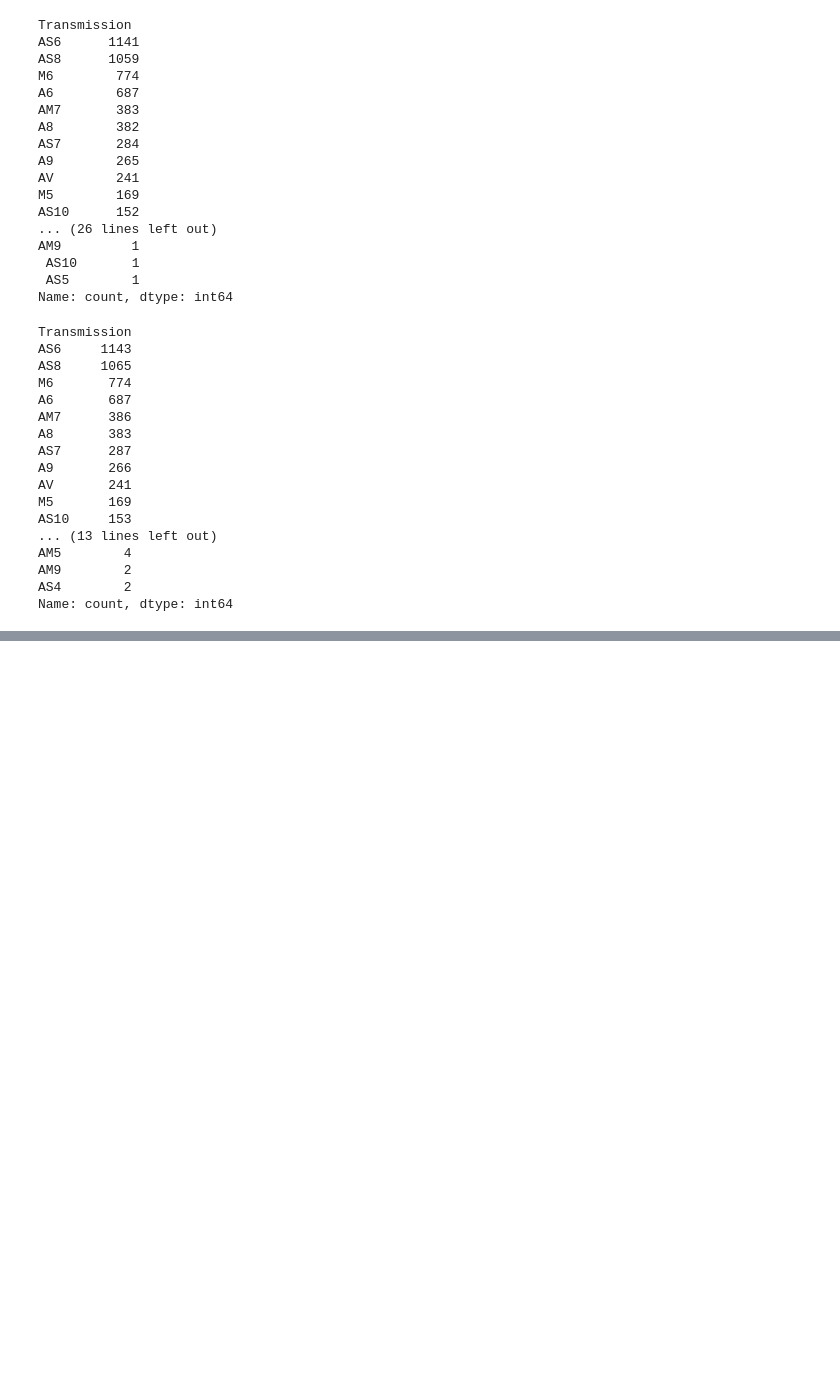
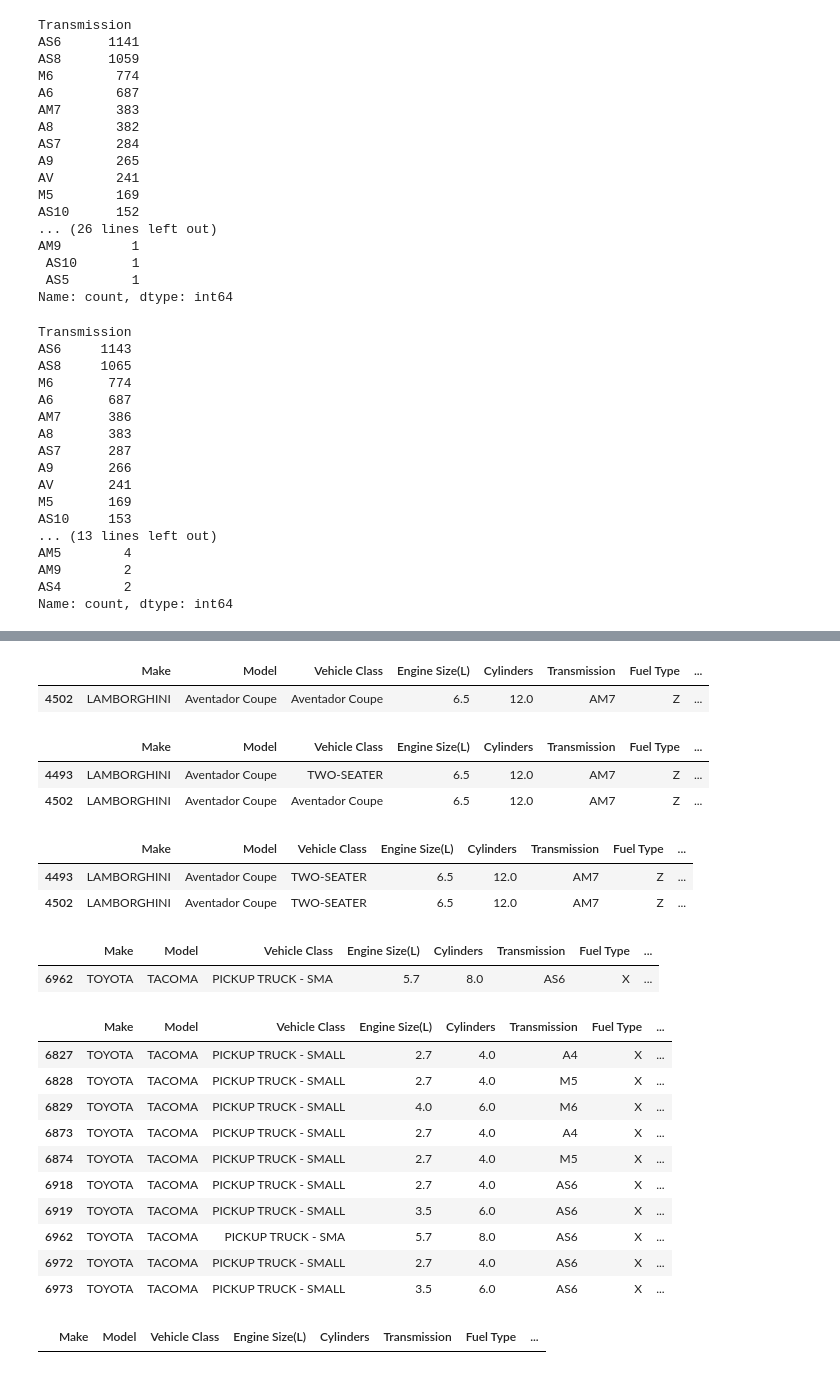
Before and after one commit to shangeethAlex/fdm_ml_project, a Jupyter notebook: notebook/EDA_CO2_emission.ipynb, the cells around one changed output, grey strips where cells are left out. Drawn from its saved outputs; the diff is of its cells as text; code cells hidden in the pictures; blank space fills up the shorter version.

```diff
--- a/notebook/EDA_CO2_emission.ipynb
+++ b/notebook/EDA_CO2_emission.ipynb
@@ -496,5 +496,5 @@ data_prep["Make"].replace({
     "LAMBORGHINI Aventador Coupe" : "LAMBORGHINI",
     "LAND ROVER Range Rover SVAutobiography Dynamic" : "LAND ROVER",
     "LEXUS UX 250h AWD" : "LEXUS"
-},inplace=True)
+})
 # %% [output]
@@ -654,0 +729,44 @@ Name: count, dtype: int64
+# %%
+data_prep[data_prep["Vehicle Class"] == "Aventador Coupe"]
+# %% [output]
+|  | Make | Model | Vehicle Class | Engine Size(L) | Cylinders | Transmission | Fuel Type | ... |
+| 4502 | LAMBORGHINI | Aventador Coupe | Aventador Coupe | 6.5 | 12.0 | AM7 | Z | ... |
+# %%
+data_prep[(data_prep["Make"]=="LAMBORGHINI")&(data_prep["Model"] == "Aventador Coupe")]
+# %% [output]
+|  | Make | Model | Vehicle Class | Engine Size(L) | Cylinders | Transmission | Fuel Type | ... |
+| 4493 | LAMBORGHINI | Aventador Coupe | TWO-SEATER | 6.5 | 12.0 | AM7 | Z | ... |
+| 4502 | LAMBORGHINI | Aventador Coupe | Aventador Coupe | 6.5 | 12.0 | AM7 | Z | ... |
+# %%
+# vehicle class should be TWO-SEATER not Aventador Coupe
+data_prep.loc[(data_prep["Vehicle Class"]=="Aventador Coupe"),"Vehicle Class"] = "TWO-SEATER"
+data_prep[(data_prep["Make"]=="LAMBORGHINI")&(data_prep["Model"] == "Aventador Coupe")]
+# %% [output]
+|  | Make | Model | Vehicle Class | Engine Size(L) | Cylinders | Transmission | Fuel Type | ... |
+| 4493 | LAMBORGHINI | Aventador Coupe | TWO-SEATER | 6.5 | 12.0 | AM7 | Z | ... |
+| 4502 | LAMBORGHINI | Aventador Coupe | TWO-SEATER | 6.5 | 12.0 | AM7 | Z | ... |
+# %%
+data_prep[data_prep["Vehicle Class"] == "PICKUP TRUCK - SMA"]
+# %% [output]
+|  | Make | Model | Vehicle Class | Engine Size(L) | Cylinders | Transmission | Fuel Type | ... |
+| 6962 | TOYOTA | TACOMA | PICKUP TRUCK - SMA | 5.7 | 8.0 | AS6 | X | ... |
+# %%
+data_prep[data_prep["Model"] == "TACOMA"]
+# %% [output]
+|  | Make | Model | Vehicle Class | Engine Size(L) | Cylinders | Transmission | Fuel Type | ... |
+| 6827 | TOYOTA | TACOMA | PICKUP TRUCK - SMALL | 2.7 | 4.0 | A4 | X | ... |
+| 6828 | TOYOTA | TACOMA | PICKUP TRUCK - SMALL | 2.7 | 4.0 | M5 | X | ... |
+| 6829 | TOYOTA | TACOMA | PICKUP TRUCK - SMALL | 4.0 | 6.0 | M6 | X | ... |
+| 6873 | TOYOTA | TACOMA | PICKUP TRUCK - SMALL | 2.7 | 4.0 | A4 | X | ... |
+| 6874 | TOYOTA | TACOMA | PICKUP TRUCK - SMALL | 2.7 | 4.0 | M5 | X | ... |
+| 6918 | TOYOTA | TACOMA | PICKUP TRUCK - SMALL | 2.7 | 4.0 | AS6 | X | ... |
+| 6919 | TOYOTA | TACOMA | PICKUP TRUCK - SMALL | 3.5 | 6.0 | AS6 | X | ... |
+| 6962 | TOYOTA | TACOMA | PICKUP TRUCK - SMA | 5.7 | 8.0 | AS6 | X | ... |
+| 6972 | TOYOTA | TACOMA | PICKUP TRUCK - SMALL | 2.7 | 4.0 | AS6 | X | ... |
+| 6973 | TOYOTA | TACOMA | PICKUP TRUCK - SMALL | 3.5 | 6.0 | AS6 | X | ... |
+# %%
+# ["Model"] == "TACOMA" is a PICKUP TRUCK - SMALL there is a error in spelling
+data_prep.loc[(data_prep["Vehicle Class"] == "PICKUP TRUCK - SMA"),"Vehicle Class"] = "PICKUP TRUCK - SMALL"
+data_prep[data_prep["Vehicle Class"] == "PICKUP TRUCK - SMA"]
+# %% [output]
+|  | Make | Model | Vehicle Class | Engine Size(L) | Cylinders | Transmission | Fuel Type | ... |
```
Also changed, not shown: parts of 35 cells of this notebook, 1 other file.
